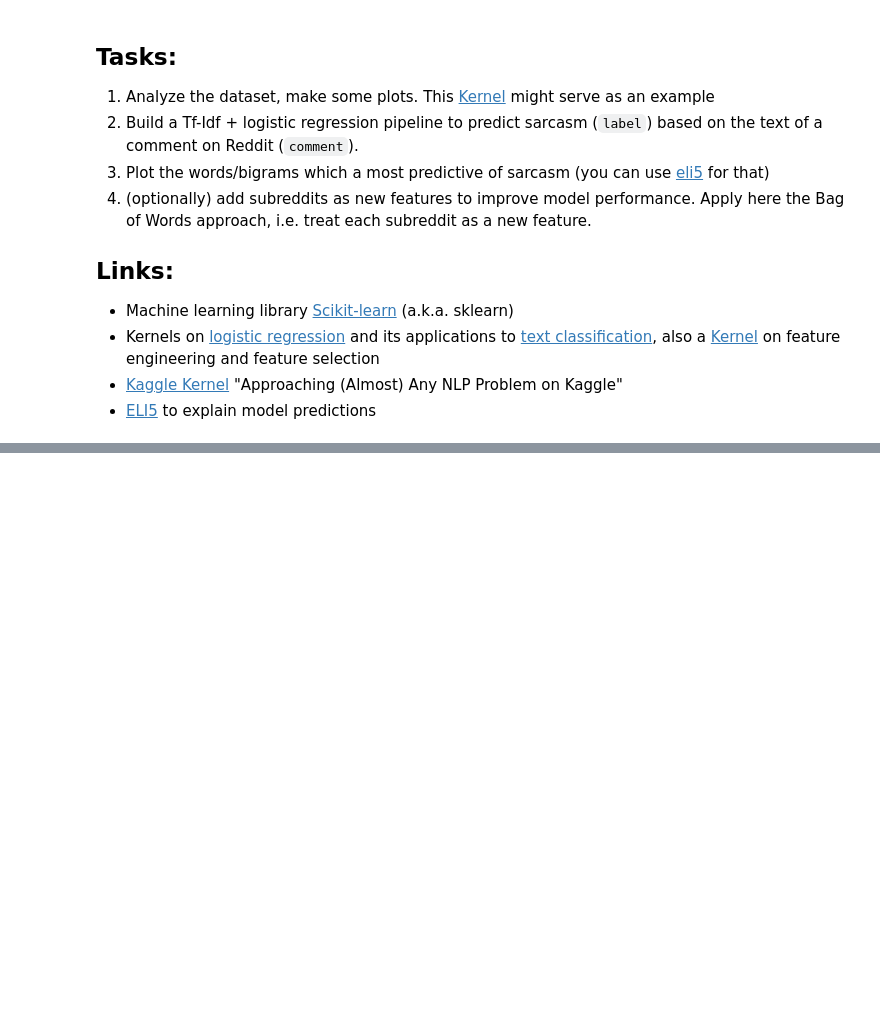
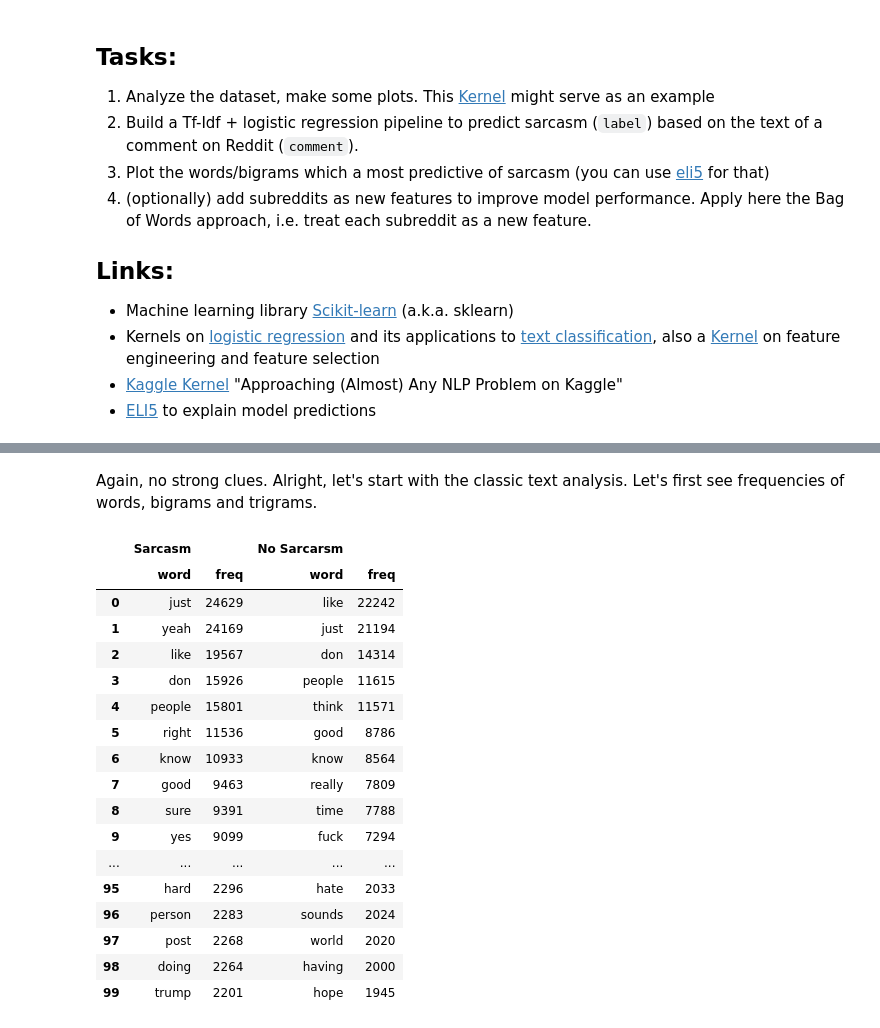
Before and after one commit to tadejsv/mlcourse.ai, a Jupyter notebook: jupyter_english/assignments_demo/assignment04_sarcasm_detection_with_logit.ipynb, the cells around one changed output, grey strips where cells are left out. Cells and saved outputs as stored; diff of their text form; code cells hidden in the pictures; blank space fills up the shorter version.

```diff
--- a/jupyter_english/assignments_demo/assignment04_sarcasm_detection_with_logit.ipynb
+++ b/jupyter_english/assignments_demo/assignment04_sarcasm_detection_with_logit.ipynb
@@ -76,5 +80,6 @@ Name: label, dtype: int64
 # %% [markdown]
 We split data into training and validation parts.
 # %%
-train_texts, valid_texts, y_train, y_valid = \
-        train_test_split(train_df['comment'], train_df['label'], random_state=17)
+train_texts, valid_texts, y_train, y_valid = train_test_split(
+    train_df["comment"], train_df["label"], random_state=17
+)
@@ -92,0 +158,47 @@ train_texts, valid_texts, y_train, y_valid = \
+# %% [markdown]
+Again, no strong clues. Alright, let's start with the classic text analysis. Let's first see frequencies of words, bigrams and trigrams.
+# %%
+from sklearn.feature_extraction.text import CountVectorizer
+
+# Make the tokenizer
+vectorizer = CountVectorizer(stop_words="english")
+vectorizer.fit(train_texts)
+words = vectorizer.get_feature_names()
+
+# Get word frequencies
+words_sarc = vectorizer.transform(train_texts[y_train == 1]).sum(axis=0).getA1()
+words_sarc = pd.DataFrame({"word": words, "freq": words_sarc}).sort_values(
+    by="freq", ascending=False
+)
+
+words_no_sarc = vectorizer.transform(train_texts[y_train == 0]).sum(axis=0).getA1()
+words_no_sarc = pd.DataFrame({"word": words, "freq": words_no_sarc}).sort_values(
+    by="freq", ascending=False
+)
+
+# Produce a list of top 100 words for both
+top_sarc = words_sarc.iloc[:100,].reset_index(drop=True)
+top_no_sarc = words_no_sarc.iloc[:100,].reset_index(drop=True)
+
+# Display the list
+pd.options.display.max_rows = 100
+pd.concat({"Sarcasm": top_sarc, "No Sarcarsm": top_no_sarc}, axis=1)
+# %% [output]
+|  | Sarcasm |  | No Sarcarsm |  |
+|  | word | freq | word | freq |
+| 0 | just | 24629 | like | 22242 |
+| 1 | yeah | 24169 | just | 21194 |
+| 2 | like | 19567 | don | 14314 |
+| 3 | don | 15926 | people | 11615 |
+| 4 | people | 15801 | think | 11571 |
+| 5 | right | 11536 | good | 8786 |
+| 6 | know | 10933 | know | 8564 |
+| 7 | good | 9463 | really | 7809 |
+| 8 | sure | 9391 | time | 7788 |
+| 9 | yes | 9099 | fuck | 7294 |
+| ... | ... | ... | ... | ... |
+| 95 | hard | 2296 | hate | 2033 |
+| 96 | person | 2283 | sounds | 2024 |
+| 97 | post | 2268 | world | 2020 |
+| 98 | doing | 2264 | having | 2000 |
+| 99 | trump | 2201 | hope | 1945 |
```
Also changed, not shown: parts of 30 cells of this notebook, 3 other files.
